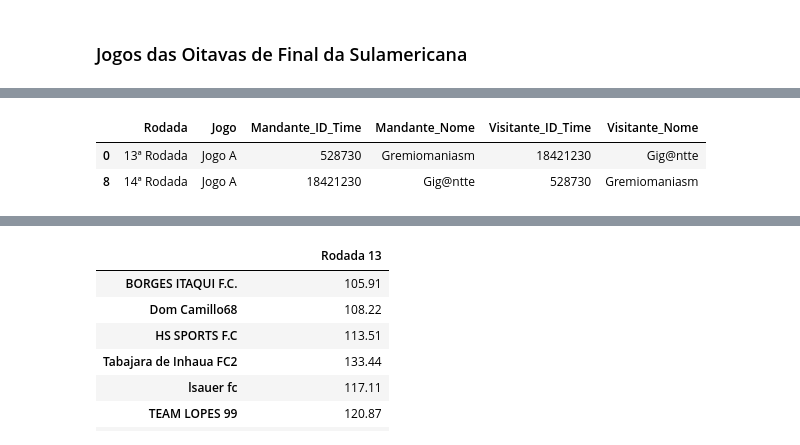
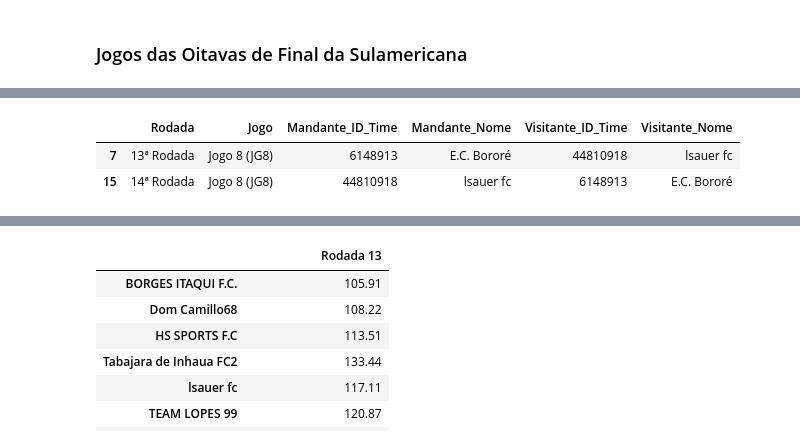
Before and after one commit to FernandoBC23/cartola_fbc, a Jupyter notebook: sulamericana/datasets_sula/busca_dados_sula_oitavas.ipynb, the cells around one changed output, grey strips where cells are left out. Cells and saved outputs as stored; diff of their text form; code cells hidden in the pictures.

Commit message:
Ajuste Jogos
Ajuste da nomenclatura dos jogos da Libertadores e Sul Americana

```diff
--- a/sulamericana/datasets_sula/busca_dados_sula_oitavas.ipynb
+++ b/sulamericana/datasets_sula/busca_dados_sula_oitavas.ipynb
@@ -283,12 +303,14 @@ def exibir_confrontos(df_rodadas, rodada=None, jogo=None):
 
     return df_filtrado[colunas].sort_values(by=["Jogo", "Rodada"])
 # %%
+jogo = 8
+
 # Exibir todos os confrontos do Grupo A
-display(exibir_confrontos(df_rodadas, jogo="Jogo A").head())
+display(exibir_confrontos(df_rodadas, jogo= f"Jogo {jogo} (JG{jogo})").head())
 # %% [output]
 |  | Rodada | Jogo | Mandante_ID_Time | Mandante_Nome | Visitante_ID_Time | Visitante_Nome |
-| 0 | 13ª Rodada | Jogo A | 528730 | Gremiomaniasm | 18421230 | Gig@ntte |
-| 8 | 14ª Rodada | Jogo A | 18421230 | Gig@ntte | 528730 | Gremiomaniasm |
+| 7 | 13ª Rodada | Jogo 8 (JG8) | 6148913 | E.C. Bororé | 44810918 | lsauer fc |
+| 15 | 14ª Rodada | Jogo 8 (JG8) | 44810918 | lsauer fc | 6148913 | E.C. Bororé |
 # %%
 def campeonato_comecou(api, ids_times):
     """Verifica se o campeonato já começou observando a pontuação na 1ª rodada."""
```
Also changed, not shown: parts of 11 cells of this notebook, 14 other files.
